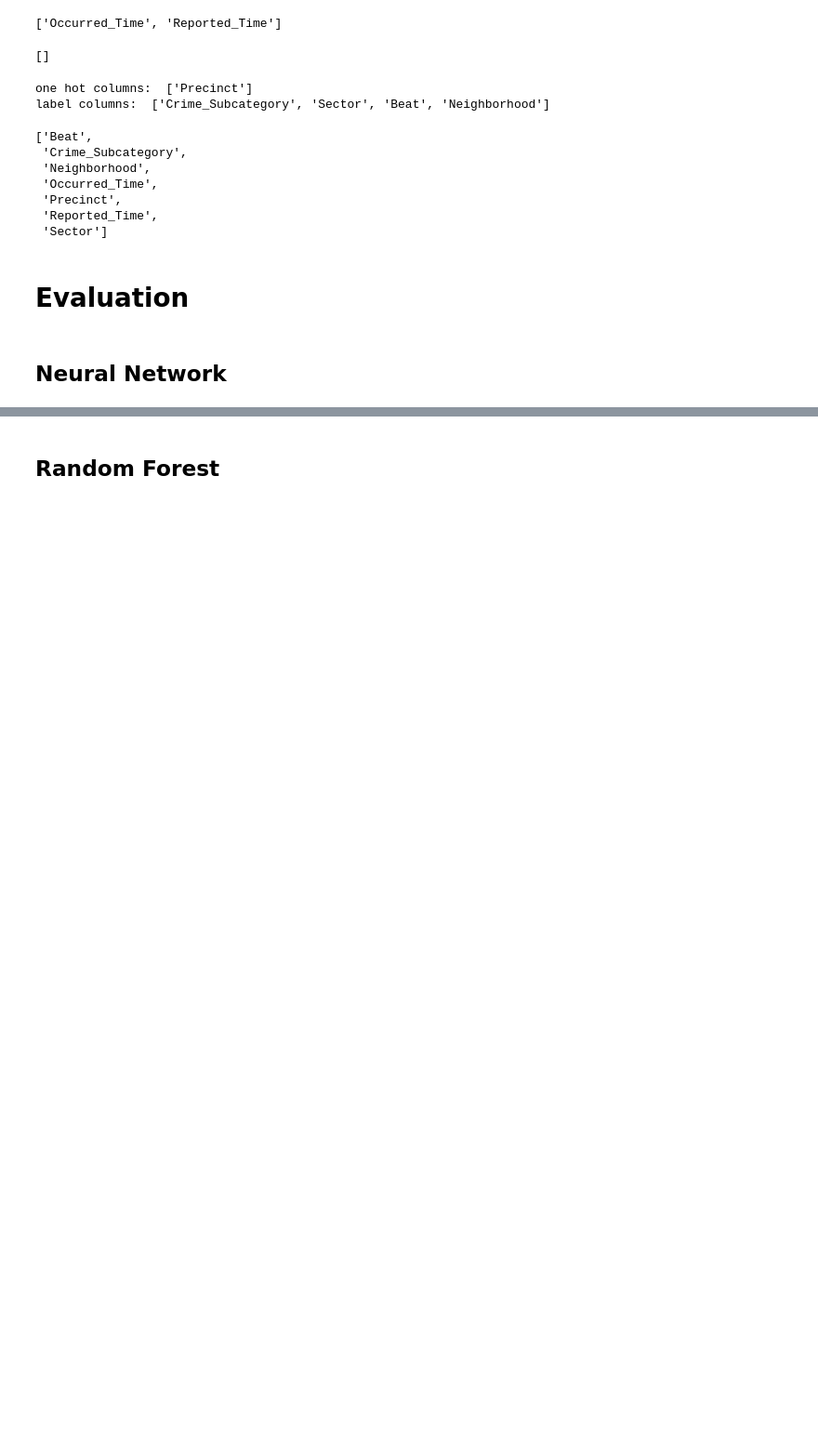
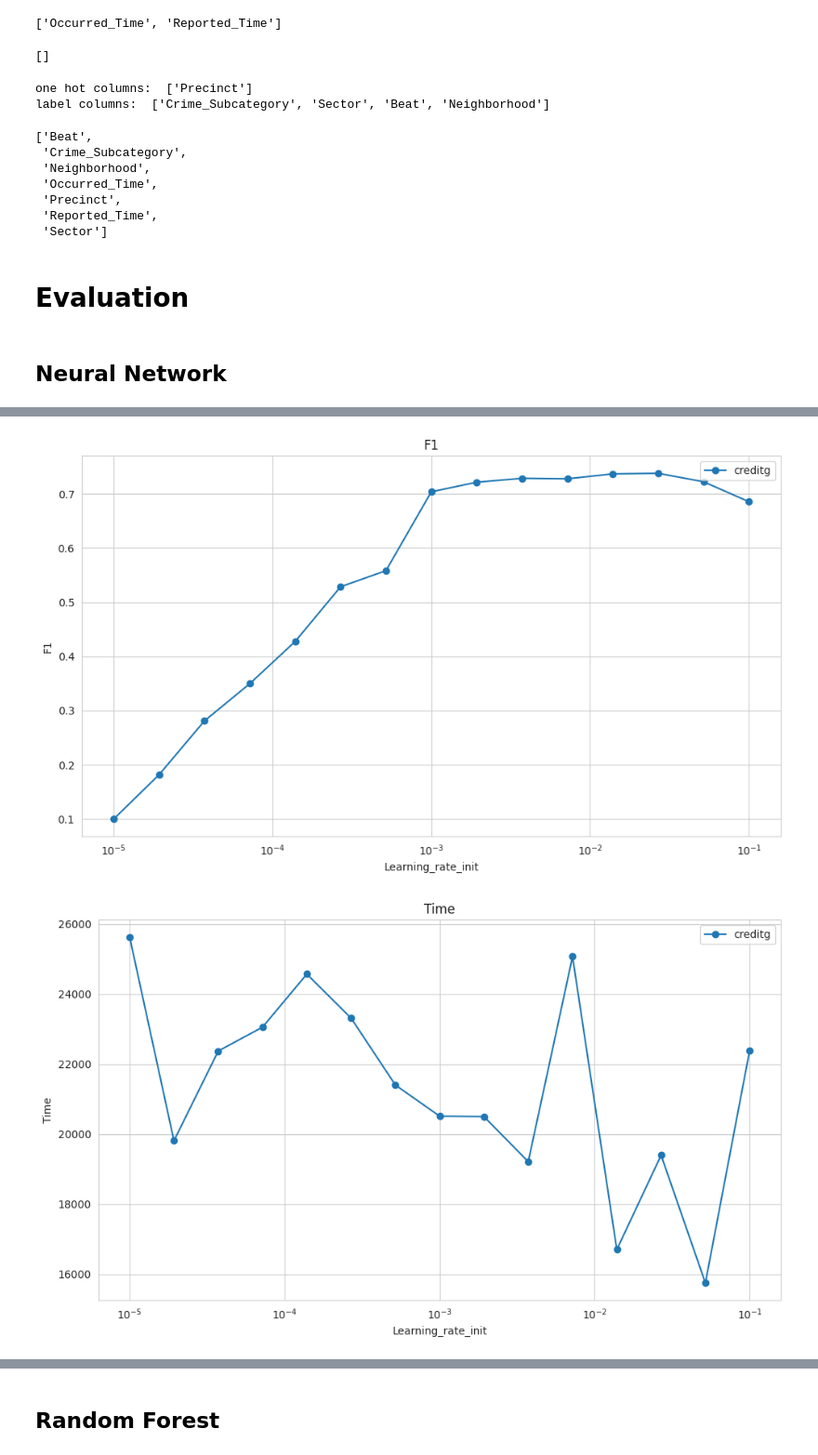
Before and after one commit to Maustrian3/ML24, a Jupyter notebook: exercise-1/seattle_crime_preprocessing.ipynb, the cells around one changed output, grey strips where cells are left out. Shown: that part at 93% size. Cells and saved outputs as stored; diff of their text form; code cells hidden in the pictures; blank space fills up the shorter version.

```diff
--- a/exercise-1/seattle_crime_preprocessing.ipynb
+++ b/exercise-1/seattle_crime_preprocessing.ipynb
@@ -324,0 +301,17 @@ evaluator.draw_diagram2_list({"breast1": act_function1, "breats2": act_function2
+# %%
+reload(evaluator)
+hyperparameters = {
+    'solver': 'adam',
+    'activation': 'relu',
+    'learning_rate': 'constant',
+    'hidden_layer_sizes': (7,),
+    #'random_state': 7895,
+    'max_iter': 500,
+    'verbose': False,
+    'tol': 5e-2
+}
+hyperparameters_iterator = {'learning_rate_init': np.logspace(-5, -1, num=15)}
+nn_learning_rate = evaluator.evaluate2_mean(MLPClassifier, X_train, y_train, X_test, y_test, hyperparameters=hyperparameters,
+                           hyperparameters_iterate=hyperparameters_iterator, number_of_tests=1)
+evaluator.draw_diagram2_list({"creditg": nn_learning_rate}, x_axis='learning_rate_init', y_axis=['f1', 'time'], logaritmic=True)
+# %% [output]
@@ -324,0 +337,2 @@ evaluator.draw_diagram2_list({"breast1": act_function1, "breats2": act_function2
+[figure, added]
+[figure, added]
```
Also changed, not shown: parts of 21 cells of this notebook, 1 other file.
